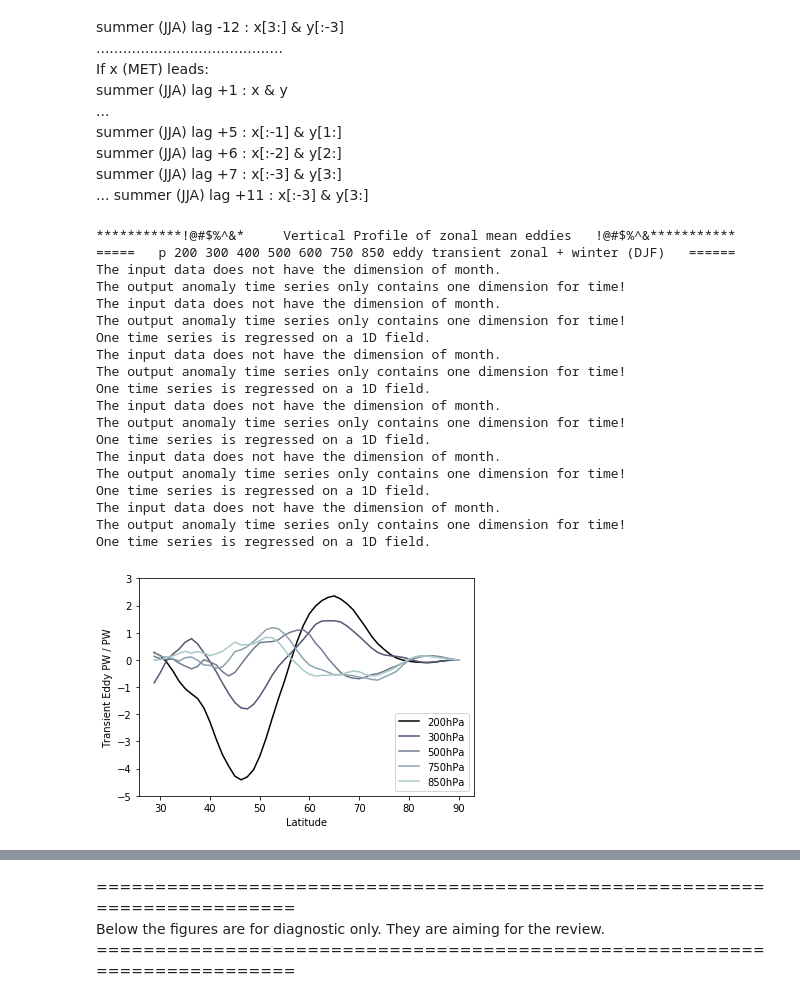
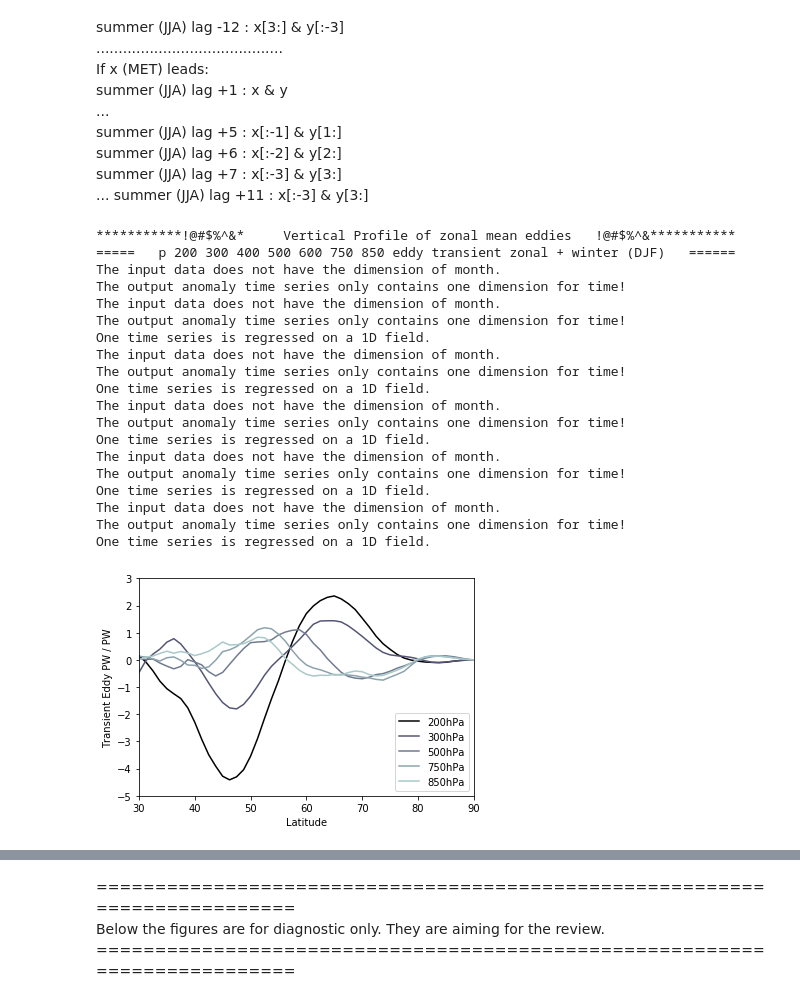
Before and after one commit to geek-yang/AirSeaFlow, a Jupyter notebook: MET_Feedback_paper/Revision/paper_vert_season_jra_eddy_E_OMET_oras_perLevel.ipynb, the cells around one changed output, grey strips where cells are left out. Cells and saved outputs as stored; diff of their text form; code cells hidden in the pictures.

```diff
--- a/MET_Feedback_paper/Revision/paper_vert_season_jra_eddy_E_OMET_oras_perLevel.ipynb
+++ b/MET_Feedback_paper/Revision/paper_vert_season_jra_eddy_E_OMET_oras_perLevel.ipynb
@@ -400,34 +400,35 @@ summer (JJA) lag +11 : x[:-3] & y[3:] <br>
     plt.plot(latitude_eddy_JRA55[:50], k_p750[:50] * 175 * 100 / constant['g'] * 480 / 1E+15,color=colormap[5], label='750hPa')
     plt.plot(latitude_eddy_JRA55[:50], k_p850[:50] * 125 * 100 / constant['g'] * 480 / 1E+15,color=colormap[6], label='850hPa')
     plt.xlabel("Latitude")
     plt.legend()
     plt.ylabel("Transient Eddy PW / PW")
     ax = plt.gca()
+    ax.set_xlim(30,90)
     ax.set_ylim(-5,3)
     plt.show()
     fig.savefig(os.path.join(output_path,'regCoef_ORAS4_atl_OMET_60N_lag_{}_JRA55_eddy_E_transient_zonal_DJF_decadal_mean.png'.format(lag)),dpi=150)
     plt.close(fig)
 # %% [output]
 ***********!@#$%^&*     Vertical Profile of zonal mean eddies   !@#$%^&***********
 =====   p 200 300 400 500 600 750 850 eddy transient zonal + winter (DJF)   ======
 The input data does not have the dimension of month.
 The output anomaly time series only contains one dimension for time!
 The input data does not have the dimension of month.
 The output anomaly time series only contains one dimension for time!
 One time series is regressed on a 1D field.
 The input data does not have the dimension of month.
 The output anomaly time series only contains one dimension for time!
 One time series is regressed on a 1D field.
 The input data does not have the dimension of month.
 The output anomaly time series only contains one dimension for time!
 One time series is regressed on a 1D field.
 The input data does not have the dimension of month.
 The output anomaly time series only contains one dimension for time!
 One time series is regressed on a 1D field.
 The input data does not have the dimension of month.
 The output anomaly time series only contains one dimension for time!
 One time series is regressed on a 1D field.
-[figure, old version]
+[figure, new version]
 # %%
     print ('***********!@#$%^&*     Vertical Profile of zonal mean eddies   !@#$%^&***********')
     print ('=====   p 200 300 400 500 600 750 850 eddy standing zonal + winter (DJF)   ======')
```
Also changed, not shown: parts of 2 cells of this notebook, 1 other file.
